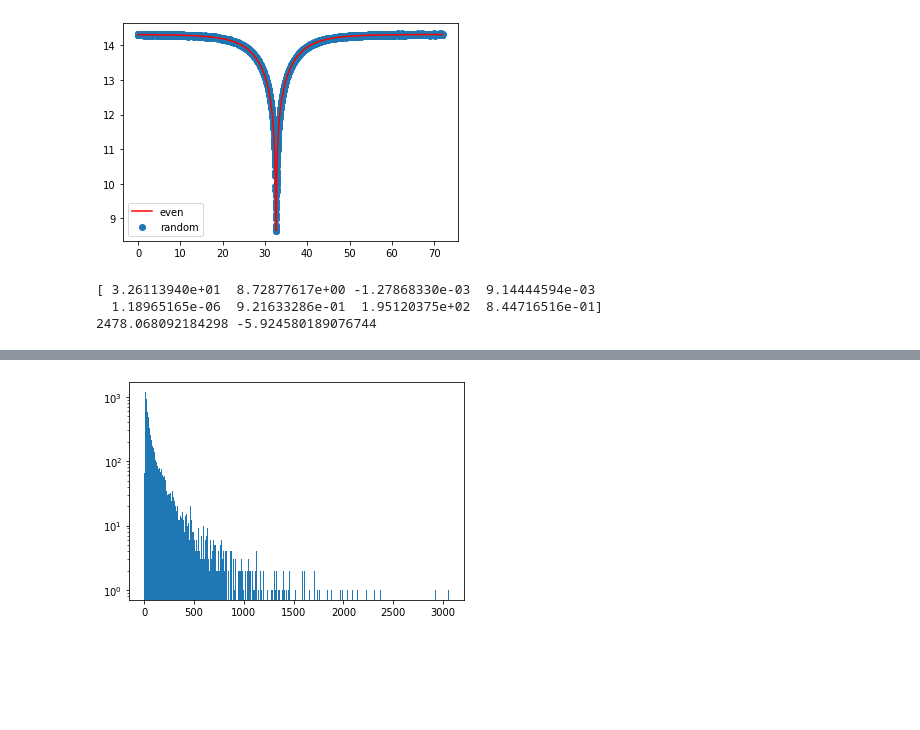
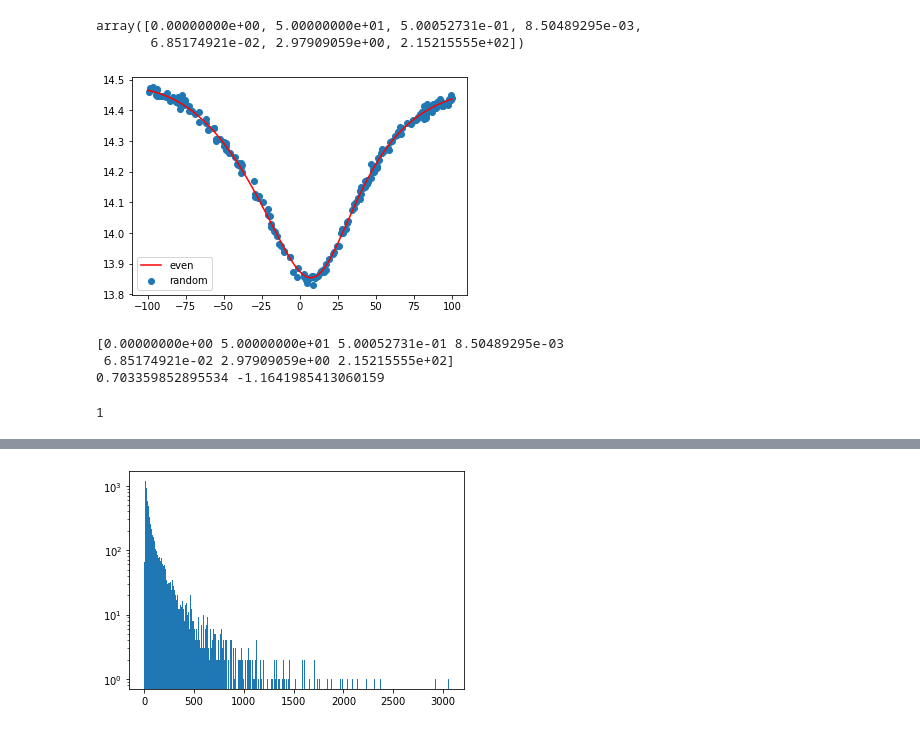
Before and after one commit to haimengzhao/magic-microlensing, a Jupyter notebook: simulate/data_examine.ipynb, the cells around one changed output, grey strips where cells are left out. Drawn from its saved outputs; the diff is of its cells as text; code cells hidden in the pictures; blank space fills up the shorter version.

```diff
--- a/simulate/data_examine.ipynb
+++ b/simulate/data_examine.ipynb
@@ -5,7 +5,7 @@ import matplotlib.pyplot as plt
 import MulensModel as mm
 %matplotlib inline
 # %%
-with h5py.File('/work/hmzhao/irregular-lc/roman-0-8dof.h5') as inp:
+with h5py.File('/work/hmzhao/irregular-lc/random-even-batch-1.h5') as inp:
     X_random = inp['X_random'][...]
     X_even = inp['X_even'][...]
     Y = inp['Y'][...]
@@ -13,23 +13,52 @@ with h5py.File('/work/hmzhao/irregular-lc/roman-0-8dof.h5') as inp:
 X_even = np.delete(X_even, 2718, 0)
 X_random = np.delete(X_random, 2718, 0)
 Y = np.delete(Y, 2718, 0)
+# %%
+Y[0]
+# %% [output]
+array([0.00000000e+00, 5.00000000e+01, 5.00052731e-01, 8.50489295e-03,
+       6.85174921e-02, 2.97909059e+00, 2.15215555e+02])
 # %%
-num = 9965
+num = 0
 plt.plot(X_even[num][:, 0], X_even[num][:, 1], color='red')
 plt.scatter(X_random[num][:, 0], X_random[num][:, 1])
 plt.legend(['even', 'random'])
 plt.show()
 print(Y[num])
 # plt.plot(X[num][:, 0], X[num][:, 1])
 # plt.errorbar(X[num][:, 0], X[num][:, 1], yerr = X[num][:, 2])
 
 single = mm.Model({'t_0': Y[num, 0], 'u_0': Y[num, 2], 't_E': Y[num, 1]})
 data = mm.MulensData([X_random[num, :, 0], X_random[num, :, 1], X_random[num, :, 2]], phot_fmt='flux')
 event_single = mm.Event([data], single)
 chi2 = event_single.get_chi2()
 print(chi2/7200, np.log10(Y[num, 4]))
 # %% [output]
-[figure, old version]
+[figure, new version]
-[ 3.26113940e+01  8.72877617e+00 -1.27868330e-03  9.14444594e-03
-  1.18965165e-06  9.21633286e-01  1.95120375e+02  8.44716516e-01]
-2478.068092184298 -5.924580189076744
+[0.00000000e+00 5.00000000e+01 5.00052731e-01 8.50489295e-03
+ 6.85174921e-02 2.97909059e+00 2.15215555e+02]
+0.703359852895534 -1.1641985413060159
+# %%
+import MulensModel as mm
+
+parameters = {
+        't_0': Y[num, 0].item(),
+        't_E': Y[num, 1].item(),
+        'u_0': Y[num, 2].item(),
+        'rho': Y[num, 3].item(),
+        'q': Y[num, 4].item(),
+        's': Y[num, 5].item(),
+        'alpha': Y[num, 6].item(),
+    }
+# fs = Y[num, 7].item()
+fs = 1
+print(fs)
+modelmm = mm.Model(parameters, coords=None)
+times = modelmm.set_times(t_start=parameters['t_0']-2*parameters['t_E'], t_stop=parameters['t_0']+2*parameters['t_E'], n_epochs=1000)
+modelmm.set_magnification_methods([parameters['t_0']-2*parameters['t_E'], 'VBBL', parameters['t_0']+2*parameters['t_E']])
+magnification = modelmm.get_magnification(times)
+flux = 1000 * (magnification + (1 - (fs)) / (fs))
+mag = (22 - 2.5 * np.log10(flux))
+lc = np.stack([times, mag], axis=-1)
+# %% [output]
+1
```
Also changed, not shown: parts of 1 cell of this notebook, 6 other files.
